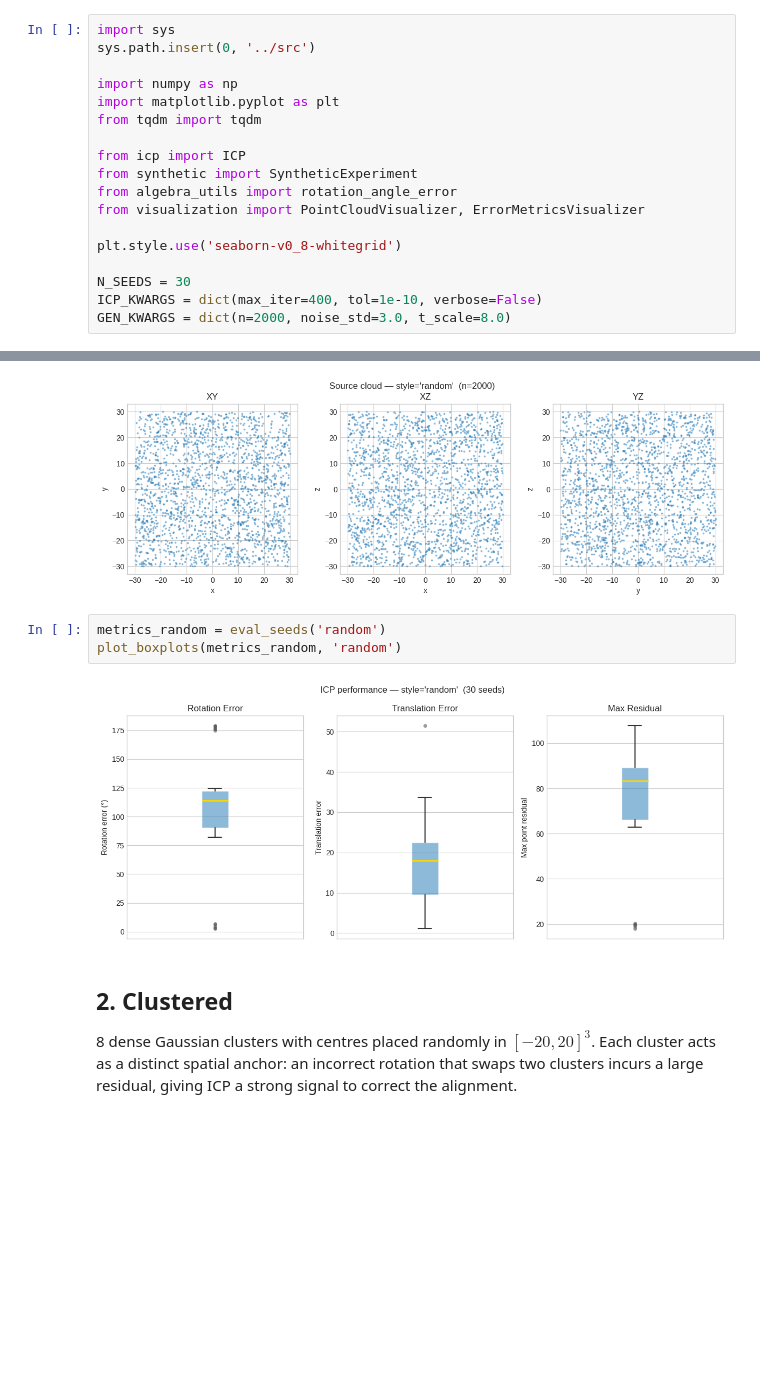
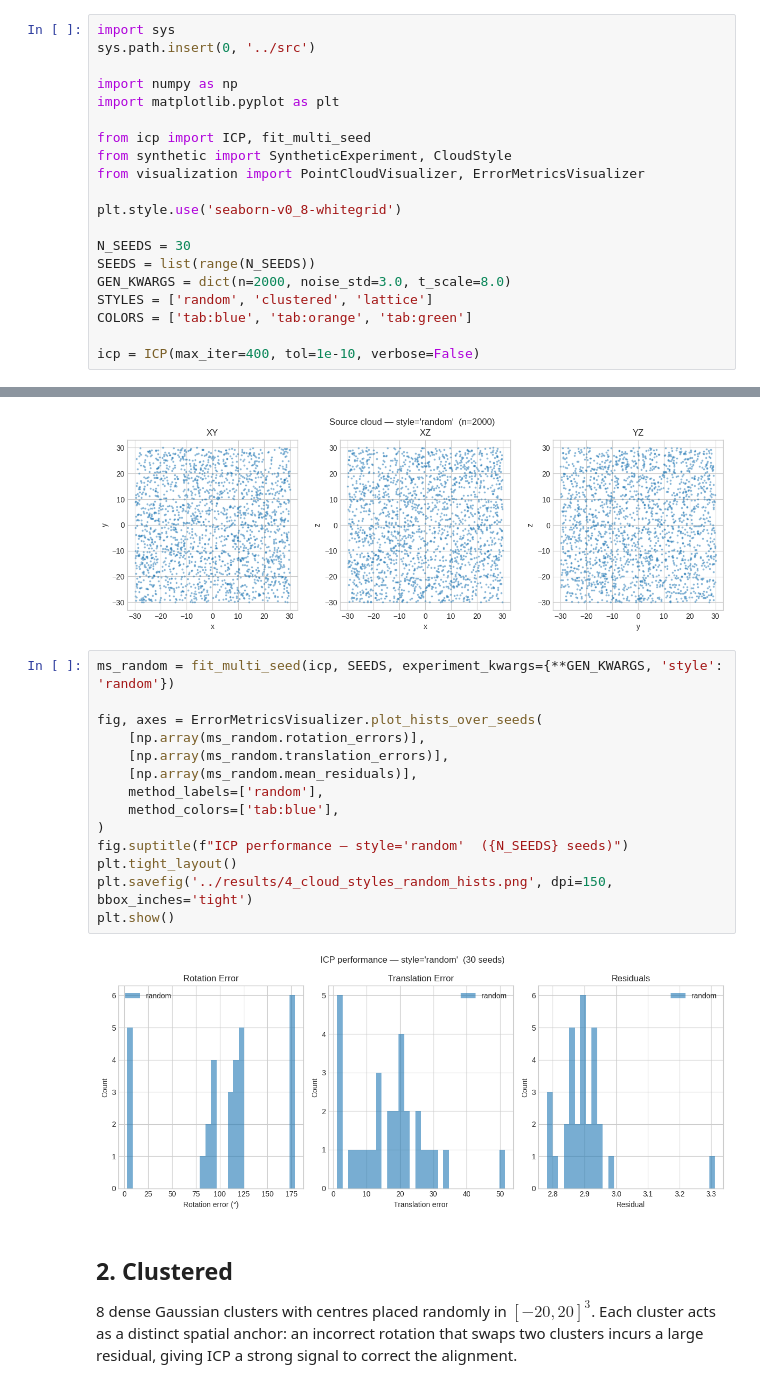
Before and after one commit to AdrianDegenkolb/TransformationRecovery, a Jupyter notebook: notebooks/4_cloud_styles.ipynb, the cells around one changed output, grey strips where cells are left out. Drawn from its saved outputs; the diff is of its cells as text; blank space fills up the shorter version.

```diff
--- a/notebooks/4_cloud_styles.ipynb
+++ b/notebooks/4_cloud_styles.ipynb
@@ -13,16 +13,18 @@ sys.path.insert(0, '../src')
 
 import numpy as np
 import matplotlib.pyplot as plt
-from tqdm import tqdm
 
-from icp import ICP
-from synthetic import SyntheticExperiment
-from algebra_utils import rotation_angle_error
+from icp import ICP, fit_multi_seed
+from synthetic import SyntheticExperiment, CloudStyle
 from visualization import PointCloudVisualizer, ErrorMetricsVisualizer
 
 plt.style.use('seaborn-v0_8-whitegrid')
 
 N_SEEDS = 30
-ICP_KWARGS = dict(max_iter=400, tol=1e-10, verbose=False)
+SEEDS = list(range(N_SEEDS))
 GEN_KWARGS = dict(n=2000, noise_std=3.0, t_scale=8.0)
+STYLES = ['random', 'clustered', 'lattice']
+COLORS = ['tab:blue', 'tab:orange', 'tab:green']
+
+icp = ICP(max_iter=400, tol=1e-10, verbose=False)
 # %%
@@ -85,10 +46,21 @@ visualize_cloud('random')
 # %% [output]
 [figure]
 # %%
-metrics_random = eval_seeds('random')
-plot_boxplots(metrics_random, 'random')
+ms_random = fit_multi_seed(icp, SEEDS, experiment_kwargs={**GEN_KWARGS, 'style': 'random'})
+
+fig, axes = ErrorMetricsVisualizer.plot_hists_over_seeds(
+    [np.array(ms_random.rotation_errors)],
+    [np.array(ms_random.translation_errors)],
+    [np.array(ms_random.mean_residuals)],
+    method_labels=['random'],
+    method_colors=['tab:blue'],
+)
+fig.suptitle(f"ICP performance — style='random'  ({N_SEEDS} seeds)")
+plt.tight_layout()
+plt.savefig('../results/4_cloud_styles_random_hists.png', dpi=150, bbox_inches='tight')
+plt.show()
 # %% [output]
-[figure, old version]
+[figure, new version]
 # %% [markdown]
 ## 2. Clustered
 
```
Also changed, not shown: parts of 4 cells of this notebook.
